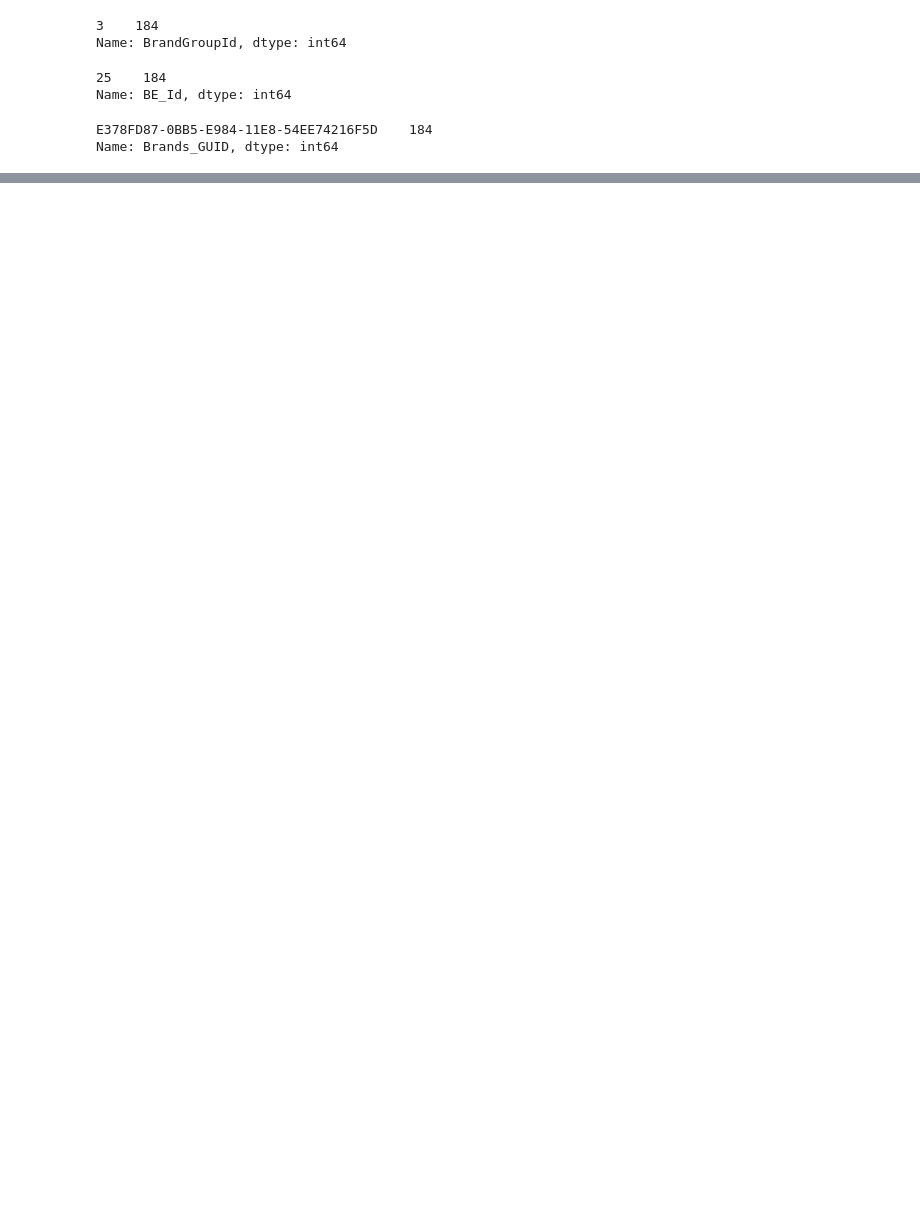
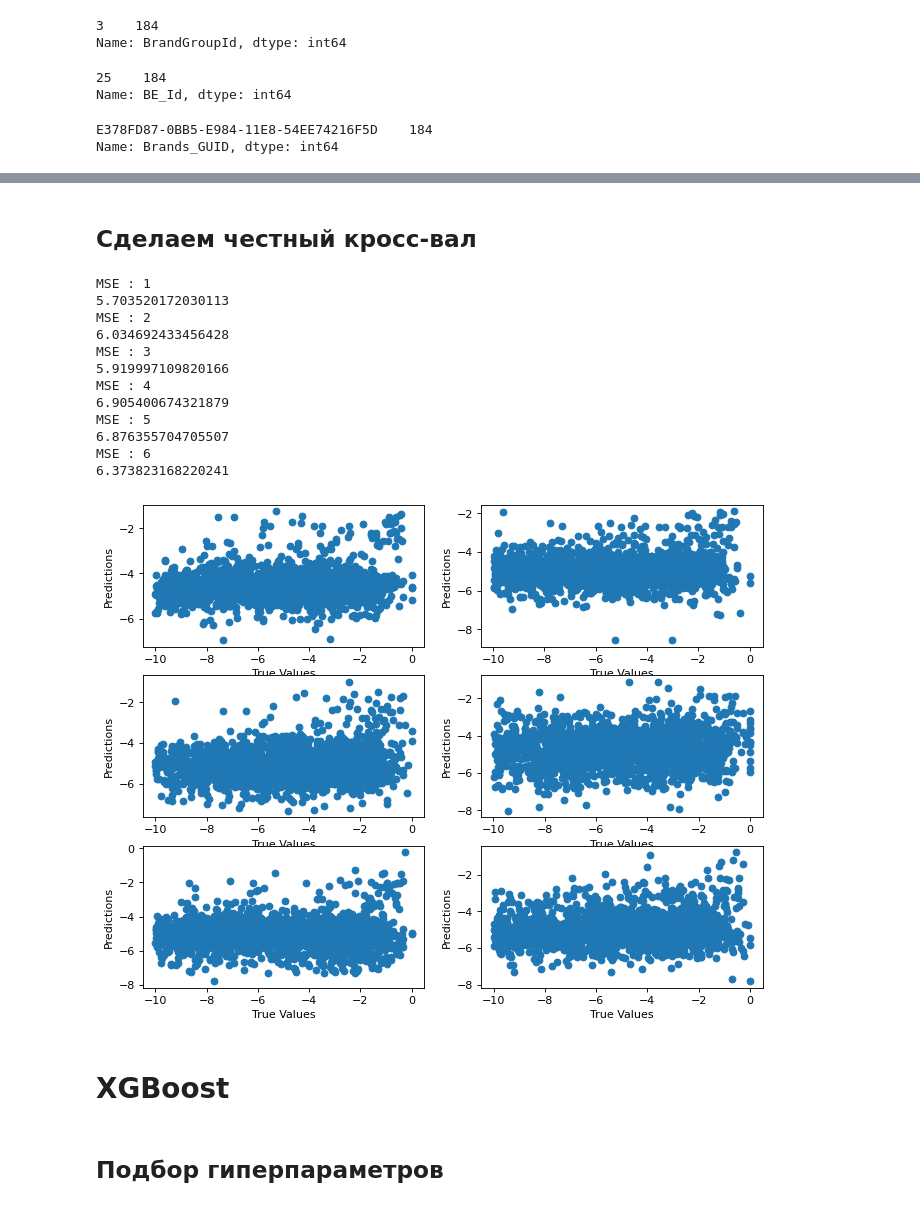
Before and after one commit to aromanenko/RobustPED, a Jupyter notebook: random_forest.ipynb, the cells around one changed output, grey strips where cells are left out. Drawn from its saved outputs; the diff is of its cells as text; code cells hidden in the pictures; blank space fills up the shorter version.

```diff
--- a/random_forest.ipynb
+++ b/random_forest.ipynb
@@ -238,0 +453,11 @@ mean_squared_error(y_test, reg.predict(X_test))
+# %%
+from catboost import CatBoostRegressor
+from sklearn.model_selection import cross_val_score
+# Create a based model
+cb = CatBoostRegressor(verbose=False)
+# Instantiate the grid search model
+
+cb.fit(X, y)
+cv_scores = cross_val_score(cb, X, y, cv=5, scoring="neg_root_mean_squared_error")
+print("Cross validation scores:\n\t", "\n\t".join("%.4f" % x for x in cv_scores))
+print("Mean CV MSE = %.4f" % np.mean(-cv_scores))
@@ -238,0 +472,49 @@ mean_squared_error(y_test, reg.predict(X_test))
+# %% [markdown]
+## Сделаем честный кросс-вал
+# %%
+import seaborn as sns
+from catboost import CatBoostRegressor
+from sklearn.model_selection import cross_val_score, KFold
+# Create a based model
+cb = CatBoostRegressor(verbose=False)
+# Instantiate the grid search model
+
+kf = KFold(n_splits=6)
+kf.get_n_splits(X)
+
+
+plt.figure(figsize=(10,8), dpi= 80)
+
+i = 0
+for train_index, test_index in kf.split(X):
+    #print("TRAIN:", train_index, "TEST:", test_index)
+    X_cross, X_test = X[train_index], X[test_index]
+    y_cross, y_test = y[train_index], y[test_index]
+    cb.fit(X_cross, y_cross)
+    print("MSE :", i+1)
+    print(mean_squared_error(y_test, cb.predict(X_test)))
+    plt.subplot(321 + i)
+    plt.scatter(y_test, cb.predict(X_test))
+    i += 1
+    plt.xlabel("True Values")
+    plt.ylabel("Predictions")
+
+plt.show()
+# %% [output]
+MSE : 1
+5.703520172030113
+MSE : 2
+6.034692433456428
+MSE : 3
+5.919997109820166
+MSE : 4
+6.905400674321879
+MSE : 5
+6.876355704705507
+MSE : 6
+6.373823168220241
+[figure, added]
+# %% [markdown]
+# XGBoost
+# %% [markdown]
+## Подбор гиперпараметров
```
Also changed, not shown: parts of 26 cells of this notebook.
